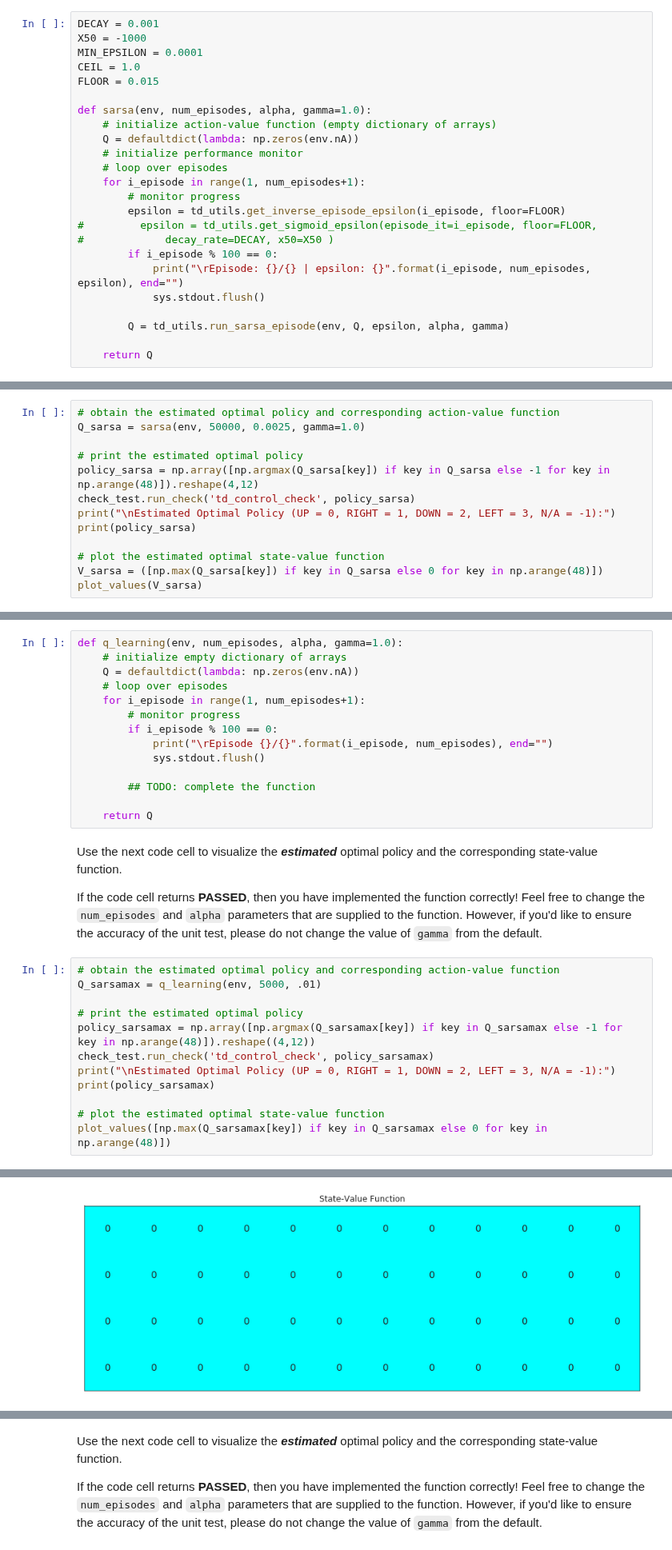
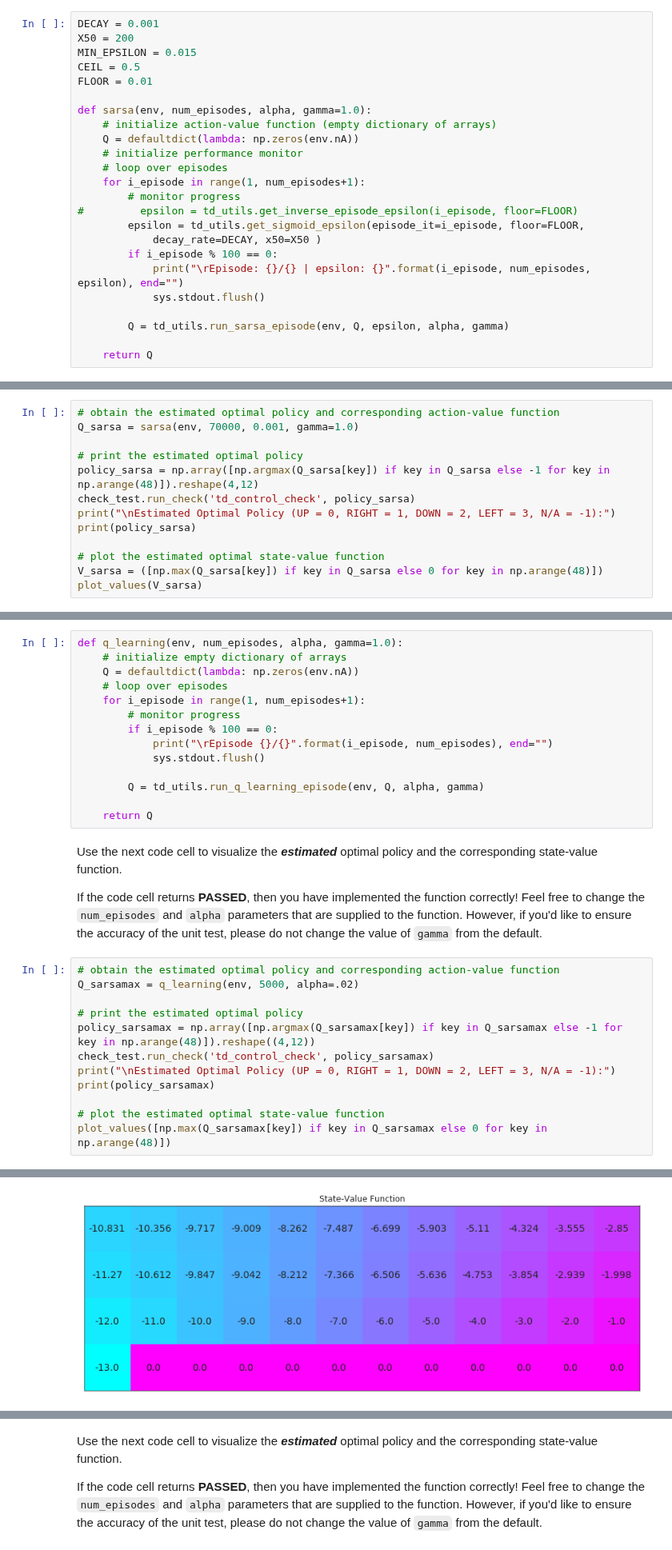
Before and after one commit to udacity/deep-reinforcement-learning, a Jupyter notebook: src/temporal-difference/Temporal_Difference.ipynb, the cells around one changed output, grey strips where cells are left out. Shown at 80% size. Saved outputs shown, nothing was run; the diff lists cells and outputs as text.

Commit message:
Feat: Finish TD learning exercise

```diff
--- a/src/temporal-difference/Temporal_Difference.ipynb
+++ b/src/temporal-difference/Temporal_Difference.ipynb
@@ -86,9 +92,9 @@ import td_utils
 # %%
 DECAY = 0.001
-X50 = -1000
-MIN_EPSILON = 0.0001
-CEIL = 1.0
-FLOOR = 0.015
+X50 = 200
+MIN_EPSILON = 0.015
+CEIL = 0.5
+FLOOR = 0.01
 
 def sarsa(env, num_episodes, alpha, gamma=1.0):
     # initialize action-value function (empty dictionary of arrays)
@@ -97,9 +103,9 @@ def sarsa(env, num_episodes, alpha, gamma=1.0):
     # loop over episodes
     for i_episode in range(1, num_episodes+1):
         # monitor progress
-        epsilon = td_utils.get_inverse_episode_epsilon(i_episode, floor=FLOOR)
-#         epsilon = td_utils.get_sigmoid_epsilon(episode_it=i_episode, floor=FLOOR,
-#             decay_rate=DECAY, x50=X50 )
+#         epsilon = td_utils.get_inverse_episode_epsilon(i_episode, floor=FLOOR)
+        epsilon = td_utils.get_sigmoid_epsilon(episode_it=i_episode, floor=FLOOR,
+            decay_rate=DECAY, x50=X50 )
         if i_episode % 100 == 0:
             print("\rEpisode: {}/{} | epsilon: {}".format(i_episode, num_episodes, epsilon), end="")
             sys.stdout.flush()
@@ -113,7 +119,7 @@ Use the next code cell to visualize the **_estimated_** optimal policy and the c
 If the code cell returns **PASSED**, then you have implemented the function correctly!  Feel free to change the `num_episodes` and `alpha` parameters that are supplied to the function.  However, if you'd like to ensure the accuracy of the unit test, please do not change the value of `gamma` from the default.
 # %%
 # obtain the estimated optimal policy and corresponding action-value function
-Q_sarsa = sarsa(env, 50000, 0.0025, gamma=1.0)
+Q_sarsa = sarsa(env, 70000, 0.001, gamma=1.0)
 
 # print the estimated optimal policy
 policy_sarsa = np.array([np.argmax(Q_sarsa[key]) if key in Q_sarsa else -1 for key in np.arange(48)]).reshape(4,12)
@@ -161,7 +167,7 @@ def q_learning(env, num_episodes, alpha, gamma=1.0):
             print("\rEpisode {}/{}".format(i_episode, num_episodes), end="")
             sys.stdout.flush()
 
-        ## TODO: complete the function
+        Q = td_utils.run_q_learning_episode(env, Q, alpha, gamma)
 
     return Q
 # %% [markdown]
@@ -170,7 +176,7 @@ Use the next code cell to visualize the **_estimated_** optimal policy and the c
 If the code cell returns **PASSED**, then you have implemented the function correctly!  Feel free to change the `num_episodes` and `alpha` parameters that are supplied to the function.  However, if you'd like to ensure the accuracy of the unit test, please do not change the value of `gamma` from the default.
 # %%
 # obtain the estimated optimal policy and corresponding action-value function
-Q_sarsamax = q_learning(env, 5000, .01)
+Q_sarsamax = q_learning(env, 5000, alpha=.02)
 
 # print the estimated optimal policy
 policy_sarsamax = np.array([np.argmax(Q_sarsamax[key]) if key in Q_sarsamax else -1 for key in np.arange(48)]).reshape((4,12))
@@ -196,4 +197,4 @@ Estimated Optimal Policy (UP = 0, RIGHT = 1, DOWN = 2, LEFT = 3, N/A = -1):
-[figure, old version]
+[figure, new version]
 # %% [markdown]
 ### Part 3: TD Control: Expected Sarsa
 
```
Also changed, not shown: parts of 8 cells of this notebook, 2 other files.
